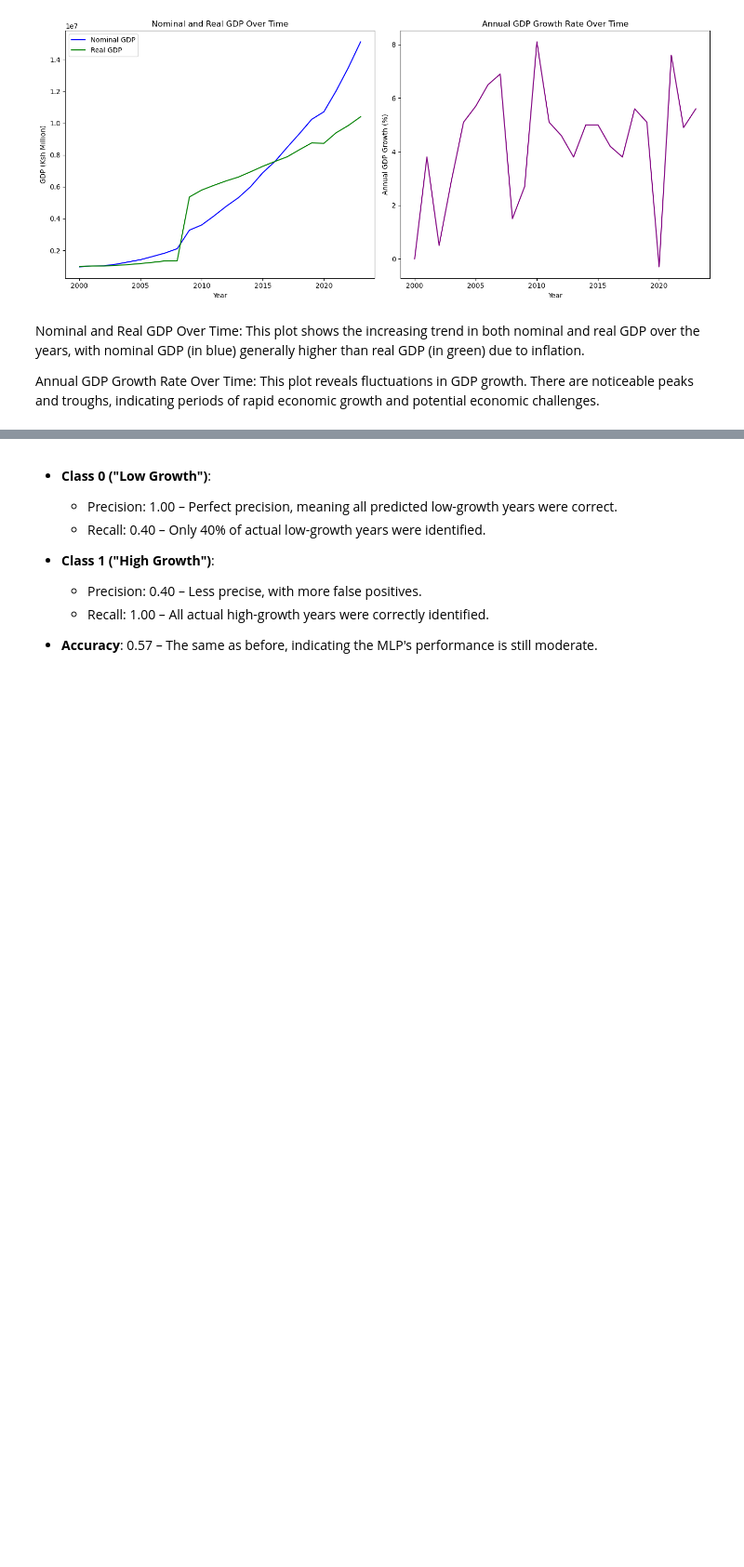
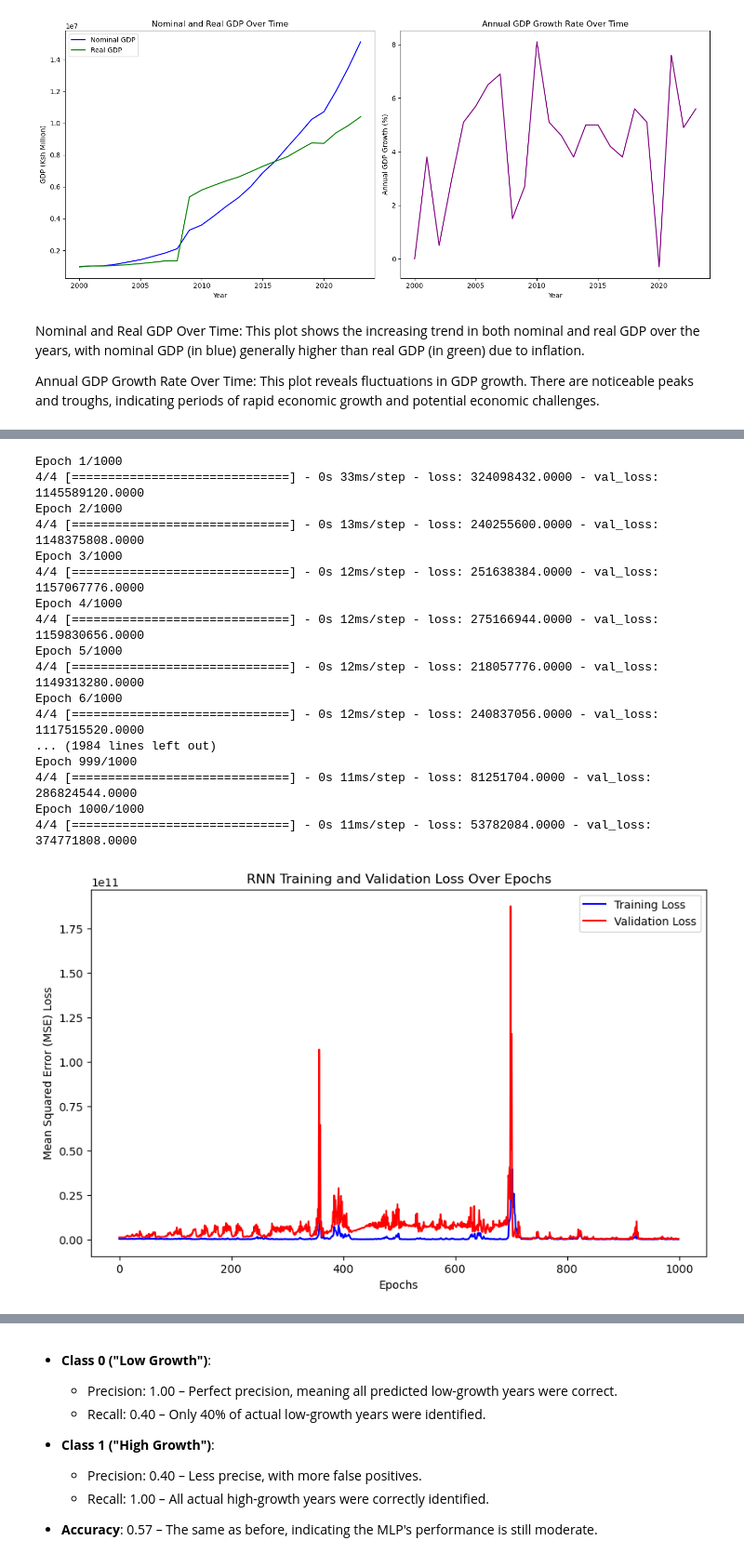
Before and after one commit to MadScie254/Masters_DS_1_1, a Jupyter notebook: proof.ipynb, the cells around one changed output, grey strips where cells are left out. Shown: that part at 93% size. Drawn from its saved outputs; the diff is of its cells as text; code cells hidden in the pictures; blank space fills up the shorter version.

```diff
--- a/proof.ipynb
+++ b/proof.ipynb
@@ -171,22 +131,0 @@ print(gdp_data.head())
-# %%
-from sklearn.model_selection import train_test_split
-from sklearn.tree import DecisionTreeClassifier
-from sklearn.metrics import classification_report
-
-# Define high growth as 5% or above, low growth as below 5%
-gdp_data['Growth Class'] = gdp_data['Annual GDP growth (%)'].apply(lambda x: 1 if x >= 5 else 0)
-
-# Features: using lagged Nominal GDP, Real GDP, and moving average
-X = gdp_data[['Nominal GDP Lag 1', 'Real GDP Lag 1', 'GDP Growth 3-Year MA']]
-y = gdp_data['Growth Class']
-
-# Split into training and test sets
-X_train, X_test, y_train, y_test = train_test_split(X, y, test_size=0.3, random_state=42)
-
-# Initialize and train the Decision Tree model
-dt_model = DecisionTreeClassifier(max_depth=3, random_state=42)
-dt_model.fit(X_train, y_train)
-
-# Predict and evaluate the model
-y_pred = dt_model.predict(X_test)
-print(classification_report(y_test, y_pred))
@@ -261,0 +230,41 @@ weighted avg       0.83      0.57      0.57         7
+# %%
+from sklearn.metrics import mean_squared_error
+from math import sqrt
+import matplotlib.pyplot as plt
+
+# Train the RNN model for 1000 epochs
+history = model.fit(X_train_rnn, y_train_rnn, epochs=1000, batch_size=4, validation_data=(X_test_rnn, y_test_rnn), verbose=1)
+
+# Plot training and validation loss over epochs
+plt.figure(figsize=(10, 6))
+plt.plot(history.history['loss'], label='Training Loss', color='blue')
+plt.plot(history.history['val_loss'], label='Validation Loss', color='red')
+plt.xlabel("Epochs")
+plt.ylabel("Mean Squared Error (MSE) Loss")
+plt.title("RNN Training and Validation Loss Over Epochs")
+plt.legend()
+plt.show()
+
+# Predict on the test set and calculate the RMSE
+y_pred_rnn = model.predict(X_test_rnn)
+rmse = sqrt(mean_squared_error(y_test_rnn, y_pred_rnn))
+print("Test RMSE:", rmse)
+# %% [output]
+Epoch 1/1000
+4/4 [==============================] - 0s 33ms/step - loss: 324098432.0000 - val_loss: 1145589120.0000
+Epoch 2/1000
+4/4 [==============================] - 0s 13ms/step - loss: 240255600.0000 - val_loss: 1148375808.0000
+Epoch 3/1000
+4/4 [==============================] - 0s 12ms/step - loss: 251638384.0000 - val_loss: 1157067776.0000
+Epoch 4/1000
+4/4 [==============================] - 0s 12ms/step - loss: 275166944.0000 - val_loss: 1159830656.0000
+Epoch 5/1000
+4/4 [==============================] - 0s 12ms/step - loss: 218057776.0000 - val_loss: 1149313280.0000
+Epoch 6/1000
+4/4 [==============================] - 0s 12ms/step - loss: 240837056.0000 - val_loss: 1117515520.0000
+... (1984 lines left out)
+Epoch 999/1000
+4/4 [==============================] - 0s 11ms/step - loss: 81251704.0000 - val_loss: 286824544.0000
+Epoch 1000/1000
+4/4 [==============================] - 0s 11ms/step - loss: 53782084.0000 - val_loss: 374771808.0000
+[figure, added]
```
Also changed, not shown: parts of 27 cells of this notebook.
